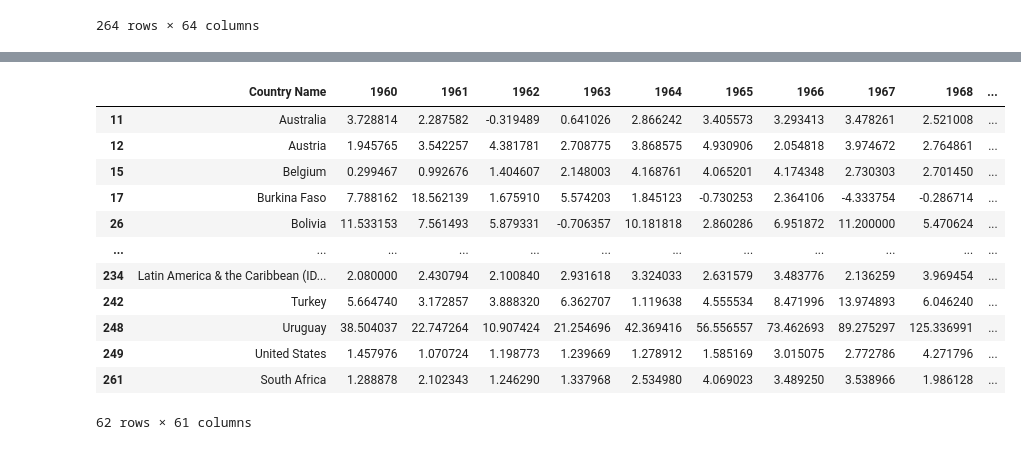
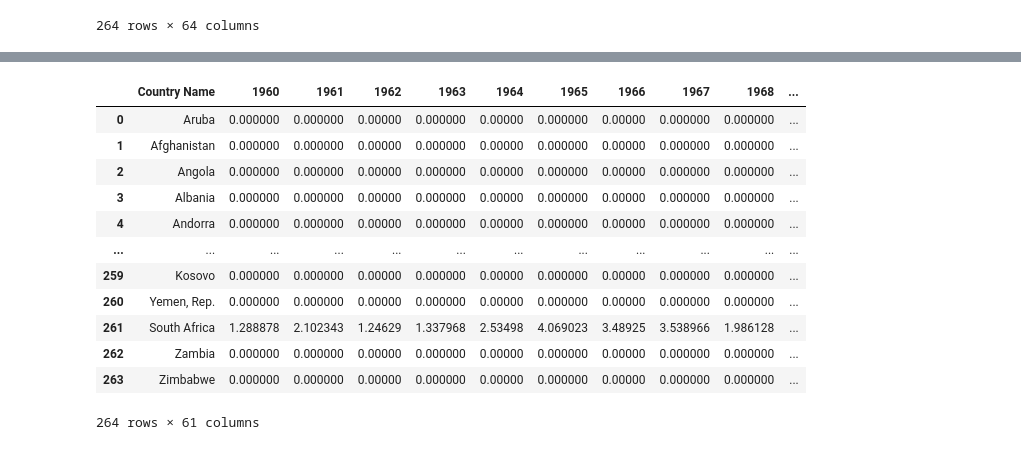
Before and after one commit to minerva-b/Final_Team_Project, a Jupyter notebook: data/clean_data_final/jupyter notebooks/inflation%_ETL_Data.ipynb, the cells around one changed output, grey strips where cells are left out. Drawn from its saved outputs; the diff is of its cells as text; code cells hidden in the pictures.

```diff
--- a/data/clean_data_final/jupyter notebooks/inflation%_ETL_Data.ipynb
+++ b/data/clean_data_final/jupyter notebooks/inflation%_ETL_Data.ipynb
@@ -79,21 +65,21 @@ clean3
 # %%
 #Remove unnecessary columns from dataframe
-clean4 = clean3.drop(columns=['Country Code','Indicator Name','Indicator Code'])
+clean4 = clean2.drop(columns=['Country Code','Indicator Name','Indicator Code'])
 clean4
 # %% [output]
 |  | Country Name | 1960 | 1961 | 1962 | 1963 | 1964 | 1965 | 1966 | 1967 | 1968 | ... |
-| 11 | Australia | 3.728814 | 2.287582 | -0.319489 | 0.641026 | 2.866242 | 3.405573 | 3.293413 | 3.478261 | 2.521008 | ... |
-| 12 | Austria | 1.945765 | 3.542257 | 4.381781 | 2.708775 | 3.868575 | 4.930906 | 2.054818 | 3.974672 | 2.764861 | ... |
-| 15 | Belgium | 0.299467 | 0.992676 | 1.404607 | 2.148003 | 4.168761 | 4.065201 | 4.174348 | 2.730303 | 2.701450 | ... |
-| 17 | Burkina Faso | 7.788162 | 18.562139 | 1.675910 | 5.574203 | 1.845123 | -0.730253 | 2.364106 | -4.333754 | -0.286714 | ... |
-| 26 | Bolivia | 11.533153 | 7.561493 | 5.879331 | -0.706357 | 10.181818 | 2.860286 | 6.951872 | 11.200000 | 5.470624 | ... |
+| 0 | Aruba | 0.000000 | 0.000000 | 0.00000 | 0.000000 | 0.00000 | 0.000000 | 0.00000 | 0.000000 | 0.000000 | ... |
+| 1 | Afghanistan | 0.000000 | 0.000000 | 0.00000 | 0.000000 | 0.00000 | 0.000000 | 0.00000 | 0.000000 | 0.000000 | ... |
+| 2 | Angola | 0.000000 | 0.000000 | 0.00000 | 0.000000 | 0.00000 | 0.000000 | 0.00000 | 0.000000 | 0.000000 | ... |
+| 3 | Albania | 0.000000 | 0.000000 | 0.00000 | 0.000000 | 0.00000 | 0.000000 | 0.00000 | 0.000000 | 0.000000 | ... |
+| 4 | Andorra | 0.000000 | 0.000000 | 0.00000 | 0.000000 | 0.00000 | 0.000000 | 0.00000 | 0.000000 | 0.000000 | ... |
 | ... | ... | ... | ... | ... | ... | ... | ... | ... | ... | ... | ... |
-| 234 | Latin America & the Caribbean (ID... | 2.080000 | 2.430794 | 2.100840 | 2.931618 | 3.324033 | 2.631579 | 3.483776 | 2.136259 | 3.969454 | ... |
-| 242 | Turkey | 5.664740 | 3.172857 | 3.888320 | 6.362707 | 1.119638 | 4.555534 | 8.471996 | 13.974893 | 6.046240 | ... |
-| 248 | Uruguay | 38.504037 | 22.747264 | 10.907424 | 21.254696 | 42.369416 | 56.556557 | 73.462693 | 89.275297 | 125.336991 | ... |
-| 249 | United States | 1.457976 | 1.070724 | 1.198773 | 1.239669 | 1.278912 | 1.585169 | 3.015075 | 2.772786 | 4.271796 | ... |
-| 261 | South Africa | 1.288878 | 2.102343 | 1.246290 | 1.337968 | 2.534980 | 4.069023 | 3.489250 | 3.538966 | 1.986128 | ... |
+| 259 | Kosovo | 0.000000 | 0.000000 | 0.00000 | 0.000000 | 0.00000 | 0.000000 | 0.00000 | 0.000000 | 0.000000 | ... |
+| 260 | Yemen, Rep. | 0.000000 | 0.000000 | 0.00000 | 0.000000 | 0.00000 | 0.000000 | 0.00000 | 0.000000 | 0.000000 | ... |
+| 261 | South Africa | 1.288878 | 2.102343 | 1.24629 | 1.337968 | 2.53498 | 4.069023 | 3.48925 | 3.538966 | 1.986128 | ... |
+| 262 | Zambia | 0.000000 | 0.000000 | 0.00000 | 0.000000 | 0.00000 | 0.000000 | 0.00000 | 0.000000 | 0.000000 | ... |
+| 263 | Zimbabwe | 0.000000 | 0.000000 | 0.00000 | 0.000000 | 0.00000 | 0.000000 | 0.00000 | 0.000000 | 0.000000 | ... |
-62 rows × 61 columns
+264 rows × 61 columns
 # %%
 # Rename columns
 clean5 = clean4.rename(columns = {'Country Name': 'Year'}, inplace = False)
```
Also changed, not shown: parts of 3 cells of this notebook, 3 other files.
